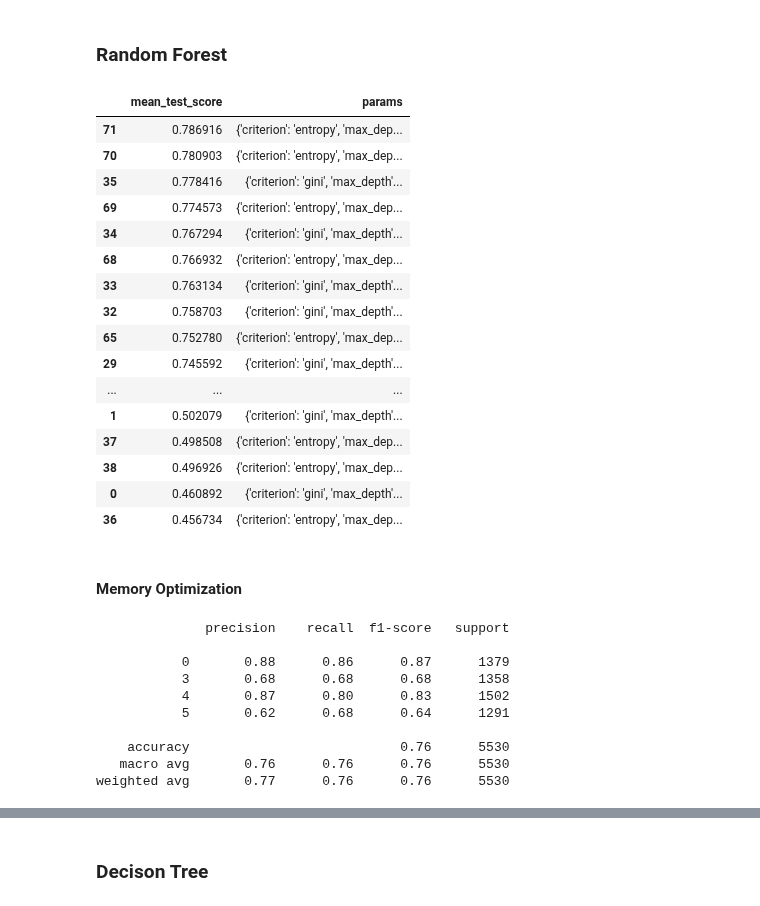
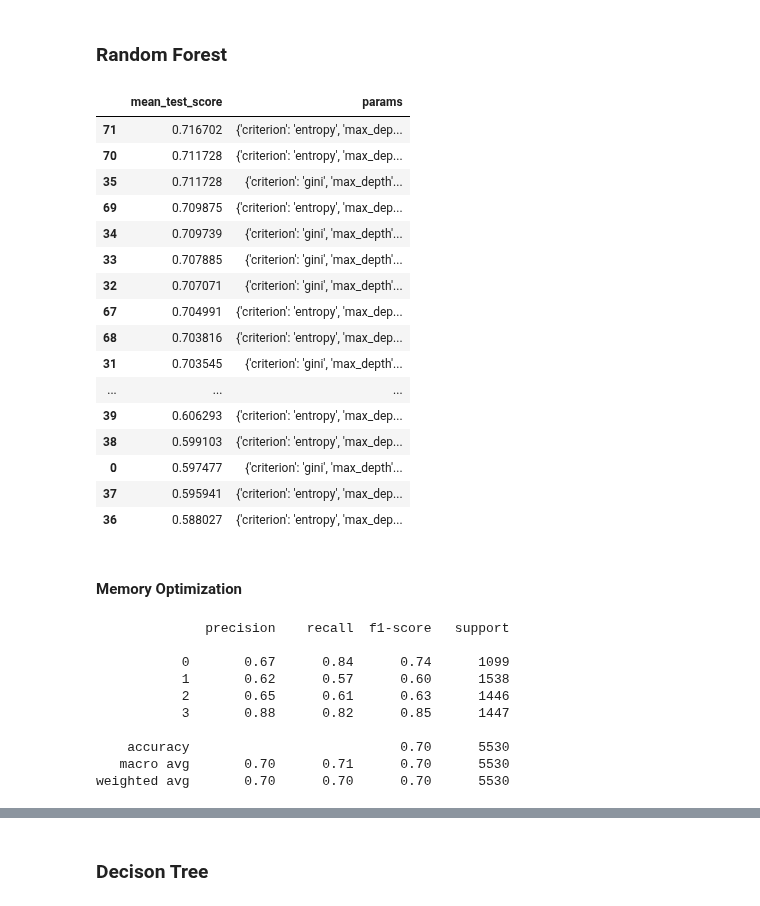
Before and after one commit to 99pranit/Human_Activity_Recognition, a Jupyter notebook: notebook/imu_human_activity.ipynb, the cells around one changed output, grey strips where cells are left out. Cells and saved outputs as stored; diff of their text form; code cells hidden in the pictures.

```diff
--- a/notebook/imu_human_activity.ipynb
+++ b/notebook/imu_human_activity.ipynb
@@ -35,5 +45,7 @@ dataset_path = os.getcwd().replace('/notebook' , '') + "/dataset/"
 
 # Read training data
 imu_df = pd.read_csv(dataset_path + "imu_data.csv")
+imu_df = imu_df.iloc[:,1:]
+imu_df.columns = imu_df.columns.str.replace("'" , "")
 x = imu_df.iloc[:,:-1]
 y = imu_df.iloc[:,-1]
@@ -233,7 +258,7 @@ print(os.path.getsize(os.getcwd().replace('/notebook' , '') + "/model/steady_mod
 # %% [markdown]
 ## Unsteady Movement Classification
 # %%
-unsteady_df  =imu_df[(imu_df['Target'] != 1) & (imu_df['Target'] != 2) & (imu_df['Target'] != 6)]
+unsteady_df  =imu_df[(imu_df['Target'] != 4) & (imu_df['Target'] != 5) & (imu_df['Target'] != 6)]
 x = unsteady_df.iloc[:,:-1]
 y = unsteady_df.iloc[:,-1]
 
@@ -245,45 +279,45 @@ x_train , x_val , y_train , y_val = train_test_split(x1 ,y1 ,test_size= 0.2, str
 # %%
 rf = RandomForestClassifier()
 
 param_dist = {
-    'n_estimators' : [2 , 3 , 4 , 6 , 8 , 10],
-    'max_depth' : [2 , 3 , 4 , 6 , 8 , 10],
+    'n_estimators' : [4 , 5 , 6 , 7 , 8 , 10],
+    'max_depth' : [4 , 5 , 6 , 7 , 8 , 10],
     'criterion' : ['gini', 'entropy']
     }
 
 random_search = GridSearchCV(estimator = rf,
                             param_grid = param_dist,
                             cv = 5,
                             n_jobs=-1
                             )
 random_search.fit(x_train, y_train)
 
 cv_results = pd.DataFrame(random_search.cv_results_)
 cv_results = cv_results[["mean_test_score", "params"]].sort_values(by="mean_test_score", ascending=False)
 
 cv_results
 # %% [output]
 |  | mean_test_score | params |
-| 71 | 0.786916 | {'criterion': 'entropy', 'max_dep... |
-| 70 | 0.780903 | {'criterion': 'entropy', 'max_dep... |
-| 35 | 0.778416 | {'criterion': 'gini', 'max_depth'... |
-| 69 | 0.774573 | {'criterion': 'entropy', 'max_dep... |
-| 34 | 0.767294 | {'criterion': 'gini', 'max_depth'... |
-| 68 | 0.766932 | {'criterion': 'entropy', 'max_dep... |
-| 33 | 0.763134 | {'criterion': 'gini', 'max_depth'... |
-| 32 | 0.758703 | {'criterion': 'gini', 'max_depth'... |
-| 65 | 0.752780 | {'criterion': 'entropy', 'max_dep... |
-| 29 | 0.745592 | {'criterion': 'gini', 'max_depth'... |
+| 71 | 0.716702 | {'criterion': 'entropy', 'max_dep... |
+| 70 | 0.711728 | {'criterion': 'entropy', 'max_dep... |
+| 35 | 0.711728 | {'criterion': 'gini', 'max_depth'... |
+| 69 | 0.709875 | {'criterion': 'entropy', 'max_dep... |
+| 34 | 0.709739 | {'criterion': 'gini', 'max_depth'... |
+| 33 | 0.707885 | {'criterion': 'gini', 'max_depth'... |
+| 32 | 0.707071 | {'criterion': 'gini', 'max_depth'... |
+| 67 | 0.704991 | {'criterion': 'entropy', 'max_dep... |
+| 68 | 0.703816 | {'criterion': 'entropy', 'max_dep... |
+| 31 | 0.703545 | {'criterion': 'gini', 'max_depth'... |
 | ... | ... | ... |
-| 1 | 0.502079 | {'criterion': 'gini', 'max_depth'... |
-| 37 | 0.498508 | {'criterion': 'entropy', 'max_dep... |
-| 38 | 0.496926 | {'criterion': 'entropy', 'max_dep... |
-| 0 | 0.460892 | {'criterion': 'gini', 'max_depth'... |
-| 36 | 0.456734 | {'criterion': 'entropy', 'max_dep... |
+| 39 | 0.606293 | {'criterion': 'entropy', 'max_dep... |
+| 38 | 0.599103 | {'criterion': 'entropy', 'max_dep... |
+| 0 | 0.597477 | {'criterion': 'gini', 'max_depth'... |
+| 37 | 0.595941 | {'criterion': 'entropy', 'max_dep... |
+| 36 | 0.588027 | {'criterion': 'entropy', 'max_dep... |
 # %% [markdown]
 #### Memory Optimization
 # %%
-rf = RandomForestClassifier(n_estimators = 3 , max_depth = 10 , criterion= 'entropy')
+rf = RandomForestClassifier(n_estimators = 5 , max_depth = 10 , criterion= 'entropy')
 rf.fit(x_train , y_train)
 rf.score(x_val , y_val)
 rf_report = classification_report(rf.predict(x_val) , y_val)
@@ -291,14 +325,14 @@ print(rf_report)
 # %% [output]
               precision    recall  f1-score   support
 
-           0       0.88      0.86      0.87      1379
-           3       0.68      0.68      0.68      1358
-           4       0.87      0.80      0.83      1502
-           5       0.62      0.68      0.64      1291
+           0       0.67      0.84      0.74      1099
+           1       0.62      0.57      0.60      1538
+           2       0.65      0.61      0.63      1446
+           3       0.88      0.82      0.85      1447
 
-    accuracy                           0.76      5530
-   macro avg       0.76      0.76      0.76      5530
-weighted avg       0.77      0.76      0.76      5530
+    accuracy                           0.70      5530
+   macro avg       0.70      0.71      0.70      5530
+weighted avg       0.70      0.70      0.70      5530
 # %%
 rf_train_report = classification_report(rf.predict(x_train) , y_train)
 print(rf_train_report)
```
Also changed, not shown: parts of 19 cells of this notebook, 5 other files.
